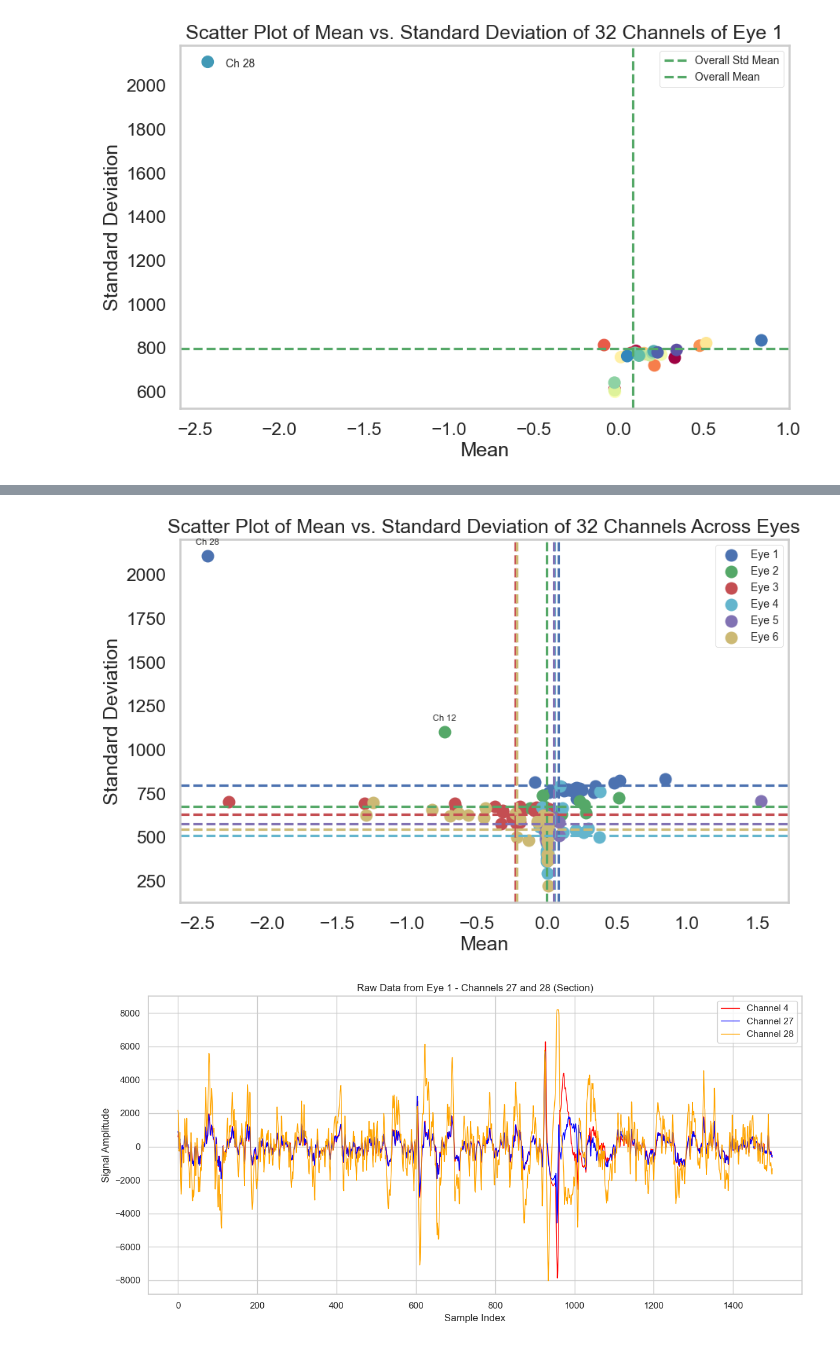
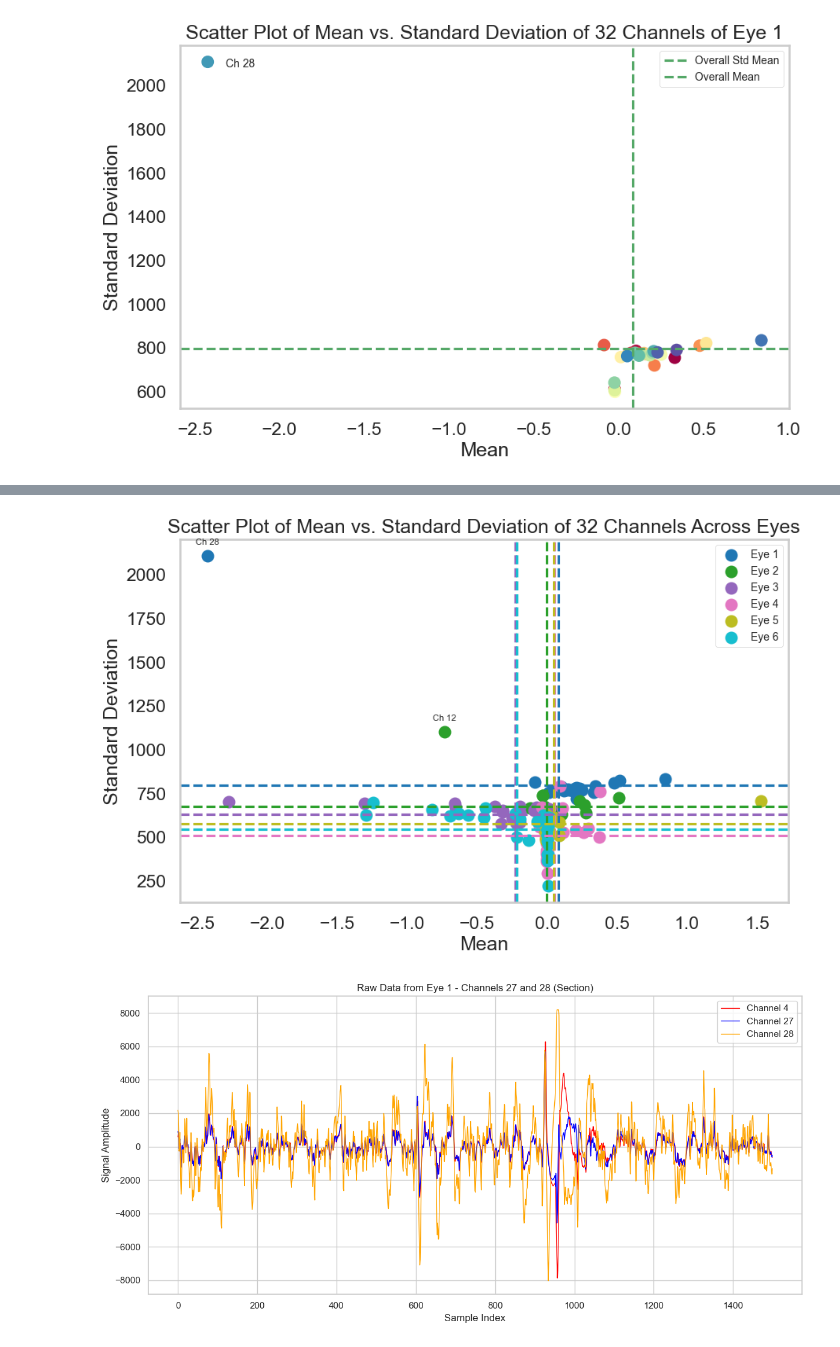
Before and after one commit to Whitesheep18/retinal-ecap-detection, a Jupyter notebook: ml_scripts/comparing_channels.ipynb, the cells around one changed output, grey strips where cells are left out. Cells and saved outputs as stored; diff of their text form; code cells hidden in the pictures.

```diff
--- a/ml_scripts/comparing_channels.ipynb
+++ b/ml_scripts/comparing_channels.ipynb
@@ -305,20 +287,16 @@ from matplotlib import cm
 
 # List of filenames for each eye
 filenames = [
-    "/Users/marielunde/Desktop/Thesis/all data/3D/Eye 1/NO_STIM_NO_GEN002.ns5.ns5",
-    "/Users/marielunde/Desktop/Thesis/all data/3D/Eye 2/NO_STIM_NO_GEN001.ns5.ns5",
-    "/Users/marielunde/Desktop/Thesis/all data/3D/Eye 3/NO_STIM_NO_GEN001.ns5.ns5",
-    "/Users/marielunde/Desktop/Thesis/all data/3D/Eye 4/NO_STIM_NO_GEN016.ns5.ns5",
-    "/Users/marielunde/Desktop/Thesis/all data/3D/Eye 5/NO_STIM_NO_GEN001.ns5",
-    "/Users/marielunde/Desktop/Thesis/all data/3D/Eye 6/NO_STIM_NO_GEN007.ns5"
+    "/Users/marielunde/Desktop/Thesis/all data/3D/Eye 1/10Hz_1V_neg500mV_1ms_TTX007.ns5",
+    "/Users/marielunde/Desktop/Thesis/all data/3D/Eye 2/10Hz_1V_neg500mV_1ms_TTX004.ns5",
+    "/Users/marielunde/Desktop/Thesis/all data/3D/Eye 3/10Hz_1V_neg500mV_1ms_TTX007.ns5",
+    "/Users/marielunde/Desktop/Thesis/all data/3D/Eye 4/10Hz_1V_neg500mV_1ms_TTX020.ns5",
+    "/Users/marielunde/Desktop/Thesis/all data/3D/Eye 5/10Hz_1V_neg500mV_1ms_TTX005.ns5",
+    "/Users/marielunde/Desktop/Thesis/all data/3D/Eye 6/10Hz_1V_neg500mV_1ms_TTX012.ns5"
 ]
 
 # Define colors for each eye
-eye_colors = ['b', 'g', 'r', 'c', 'm', 'y']  # Choose colors as needed
-
-# Set the colormap for the channels
-num_channels = 32
-cmap = cm.get_cmap('Spectral', num_channels)  # Use a more vibrant colormap
+colormap = cm.get_cmap('tab10', 6)  # tab10 has distinct colors, useful for multiple eyes
 
 # Initialize lists to store mean and std for each channel
 all_mean_values = []
@@ -349,12 +327,12 @@ plt.figure(figsize=(10, 6))
 
 # Loop again to plot each eye
 for idx in range(len(filenames)):
-    plt.scatter(all_mean_values[idx], all_std_values[idx], color=eye_colors[idx], s=100, label=f'Eye {idx + 1}')
+    plt.scatter(all_mean_values[idx], all_std_values[idx], color=colormap(idx), s=100, label=f'Eye {idx + 1}')
 
     overall_mean = np.mean(all_mean_values[idx])
     overall_std = np.mean(all_std_values[idx])
-    plt.axhline(y=np.mean(overall_std), color=eye_colors[idx], linestyle='--')
-    plt.axvline(x=np.mean(overall_mean), color=eye_colors[idx], linestyle='--')
+    plt.axhline(y=np.mean(overall_std), color=colormap(idx), linestyle='--')
+    plt.axvline(x=np.mean(overall_mean), color=colormap(idx), linestyle='--')
 
 # Add a legend with a white background and smaller font size
 legend = plt.legend(fontsize='10')
@@ -388,12 +363,8 @@ filenames = [
     "/Users/marielunde/Desktop/Thesis/all data/3D/Eye 6/10Hz_1V_neg500mV_1ms011.ns5"
 ]
 
-# Define colors for each eye
-eye_colors = ['b', 'g', 'r', 'c', 'm', 'y']  # Choose colors as needed
-
-# Set the colormap for the channels
-num_channels = 32
-cmap = cm.get_cmap('Spectral', num_channels)  # Use a more vibrant colormap
+# Get the 'tab10' colormap to assign distinct colors for each eye
+colormap = cm.get_cmap('tab10', 6)  # tab10 has distinct colors, useful for multiple eyes
 
 # Initialize lists to store mean and std for each channel
 all_mean_values = []
@@ -419,37 +390,37 @@ for idx, filename in enumerate(filenames):
 all_mean_values = np.array(all_mean_values)
 all_std_values = np.array(all_std_values)
 
 # Create a figure for the scatter plots
 plt.figure(figsize=(10, 6))
 
 # Loop again to plot each eye
 for idx in range(len(filenames)):
-    plt.scatter(all_mean_values[idx], all_std_values[idx], color=eye_colors[idx], s=100, label=f'Eye {idx + 1}')
+    plt.scatter(all_mean_values[idx], all_std_values[idx], color=colormap(idx), s=100, label=f'Eye {idx + 1}')
 
     overall_mean = np.mean(all_mean_values[idx])
     overall_std = np.mean(all_std_values[idx])
-    plt.axhline(y=np.mean(overall_std), color=eye_colors[idx], linestyle='--')
-    plt.axvline(x=np.mean(overall_mean), color=eye_colors[idx], linestyle='--')
+    plt.axhline(y=np.mean(overall_std), color=colormap(idx), linestyle='--')
+    plt.axvline(x=np.mean(overall_mean), color=colormap(idx), linestyle='--')
 
 # Annotate specific channels for Eye 1 and Eye 2
 if len(filenames) > 0:  # Check if Eye 1 exists
     plt.annotate('Ch 28', (all_mean_values[0][27], all_std_values[0][27]), textcoords="offset points", xytext=(0,10), ha='center', fontsize=8)
 if len(filenames) > 1:  # Check if Eye 2 exists
     plt.annotate('Ch 12', (all_mean_values[1][11], all_std_values[1][11]), textcoords="offset points", xytext=(0,10), ha='center', fontsize=8)
 
 # Add a legend with a white background and smaller font size
 legend = plt.legend(fontsize='10')
 frame = legend.get_frame()
 frame.set_facecolor('white')  # Set legend background to white
 frame.set_linewidth(0.5)  # Set border line width
 
 plt.title('Scatter Plot of Mean vs. Standard Deviation of 32 Channels Across Eyes')
 plt.xlabel('Mean')
 plt.ylabel('Standard Deviation')
 plt.grid()
 plt.show()
 # %% [output]
-[figure, old version]
+[figure, new version]
 # %%
 # List of filenames for each eye
 filenames = [
```
Also changed, not shown: parts of 3 cells of this notebook, 2 other files.
